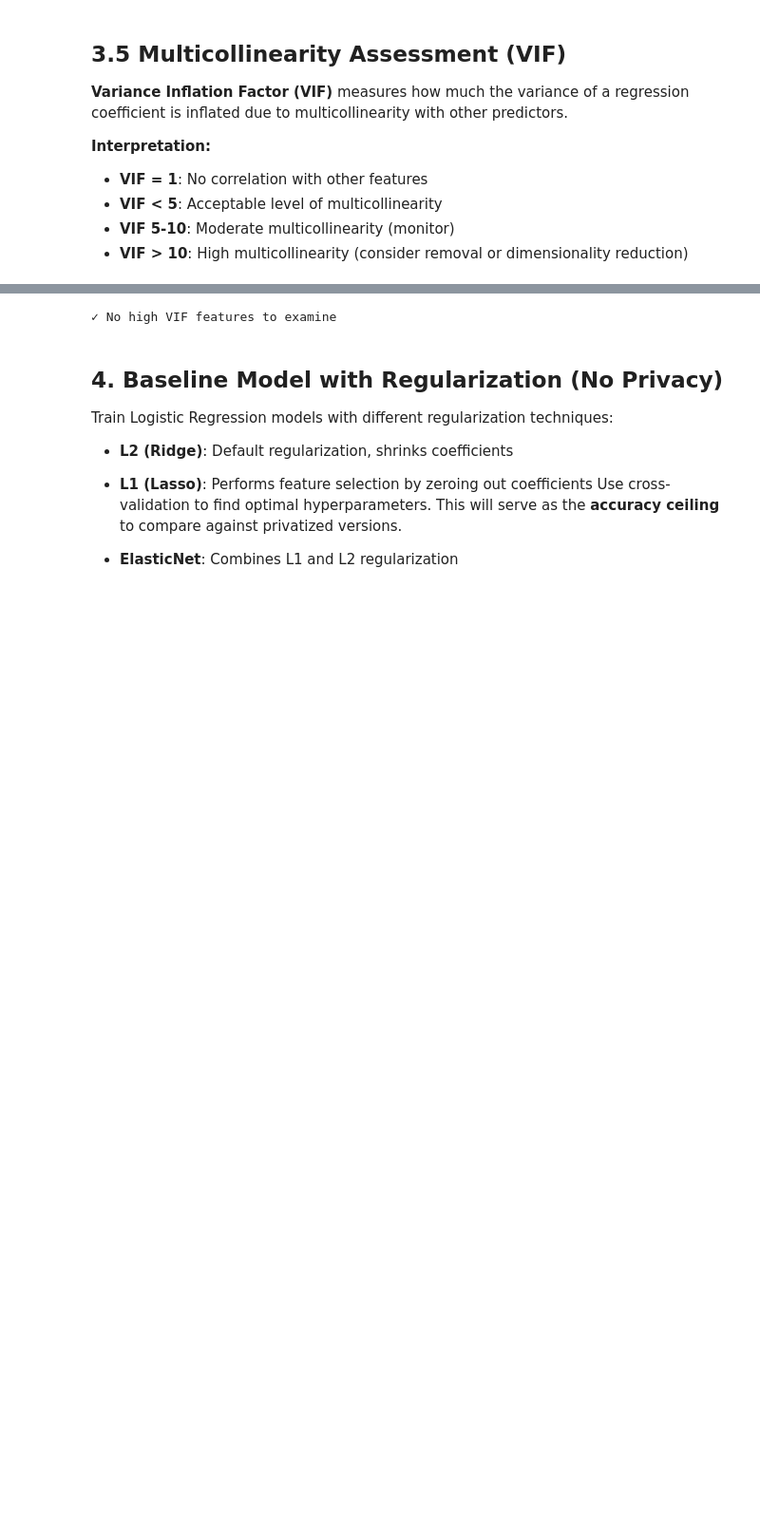
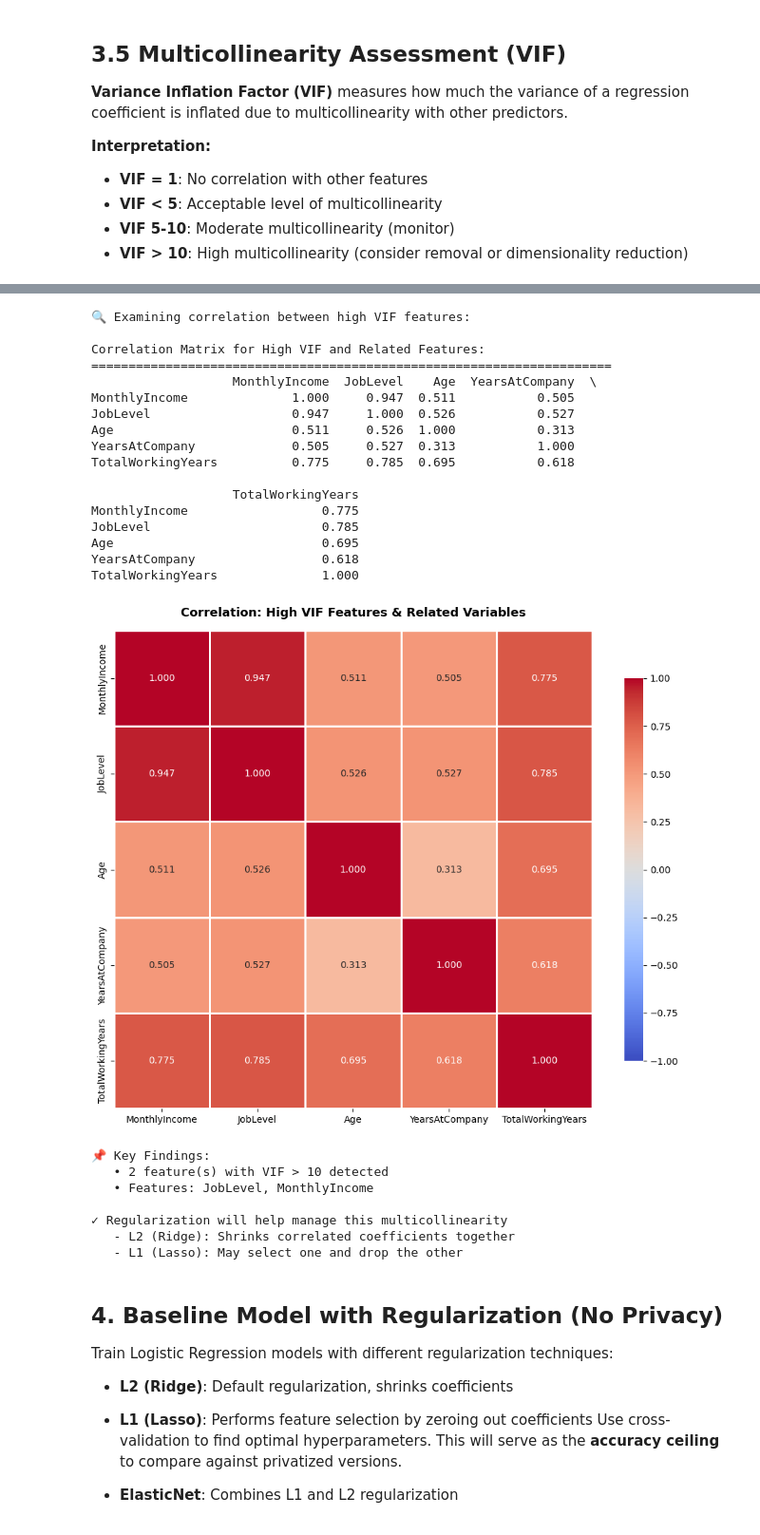
Before and after one commit to chloepart/DSBA6010_Final_Project, a Jupyter notebook: DSBA6010_Final_Project.ipynb, the cells around one changed output, grey strips where cells are left out. Shown at 95% size. Cells and saved outputs as stored; diff of their text form; code cells hidden in the pictures; blank space fills up the shorter version.

```diff
--- a/DSBA6010_Final_Project.ipynb
+++ b/DSBA6010_Final_Project.ipynb
@@ -456,38 +452,62 @@ high_vif_features = vif_data[vif_data['VIF'] > 10]['Feature'].tolist()
 if len(high_vif_features) > 0:
     print(f"\n🔍 Examining correlation between high VIF features:")
 
     # Add related features that might be correlated
     related_features = high_vif_features + ['TotalWorkingYears', 'YearsAtCompany', 'Age']
     related_features = [f for f in related_features if f in X_train.columns]
+    related_features = list(set(related_features))  # Remove duplicates
 
     # Calculate correlation matrix for these features
     corr_matrix = X_train[related_features].corr()
 
     print(f"\nCorrelation Matrix for High VIF and Related Features:")
     print("="*70)
     print(corr_matrix.round(3))
 
     # Visualize correlation
-    fig, ax = plt.subplots(figsize=(8, 6))
+    fig, ax = plt.subplots(figsize=(10, 8))
     sns.heatmap(corr_matrix, annot=True, fmt='.3f', cmap='coolwarm', center=0,
                 square=True, linewidths=1, cbar_kws={'shrink': 0.8},
                 vmin=-1, vmax=1, ax=ax)
     ax.set_title('Correlation: High VIF Features & Related Variables',
                  fontsize=13, fontweight='bold', pad=15)
     plt.tight_layout()
     plt.show()
 
     print("\n📌 Key Findings:")
-    print(f"   • JobLevel and MonthlyIncome have VIF > 10")
-    print(f"   • This is expected: higher job levels typically earn more")
-    print(f"   • Correlation: {corr_matrix.loc['JobLevel', 'MonthlyIncome']:.3f}")
+    print(f"   • {len(high_vif_features)} feature(s) with VIF > 10 detected")
+    print(f"   • Features: {', '.join(high_vif_features)}")
     print(f"\n✓ Regularization will help manage this multicollinearity")
     print(f"   - L2 (Ridge): Shrinks correlated coefficients together")
     print(f"   - L1 (Lasso): May select one and drop the other")
 else:
     print("\n✓ No high VIF features to examine")
 # %% [output]
-✓ No high VIF features to examine
+🔍 Examining correlation between high VIF features:
+
+Correlation Matrix for High VIF and Related Features:
+======================================================================
+                   MonthlyIncome  JobLevel    Age  YearsAtCompany  \
+MonthlyIncome              1.000     0.947  0.511           0.505
+JobLevel                   0.947     1.000  0.526           0.527
+Age                        0.511     0.526  1.000           0.313
+YearsAtCompany             0.505     0.527  0.313           1.000
+TotalWorkingYears          0.775     0.785  0.695           0.618
+
+                   TotalWorkingYears
+MonthlyIncome                  0.775
+JobLevel                       0.785
+Age                            0.695
+YearsAtCompany                 0.618
+TotalWorkingYears              1.000
+[figure, added]
+📌 Key Findings:
+   • 2 feature(s) with VIF > 10 detected
+   • Features: JobLevel, MonthlyIncome
+
+✓ Regularization will help manage this multicollinearity
+   - L2 (Ridge): Shrinks correlated coefficients together
+   - L1 (Lasso): May select one and drop the other
 # %% [markdown]
 ## 4. Baseline Model with Regularization (No Privacy)
 
```
Also changed, not shown: parts of 16 cells of this notebook, 2 other files.
